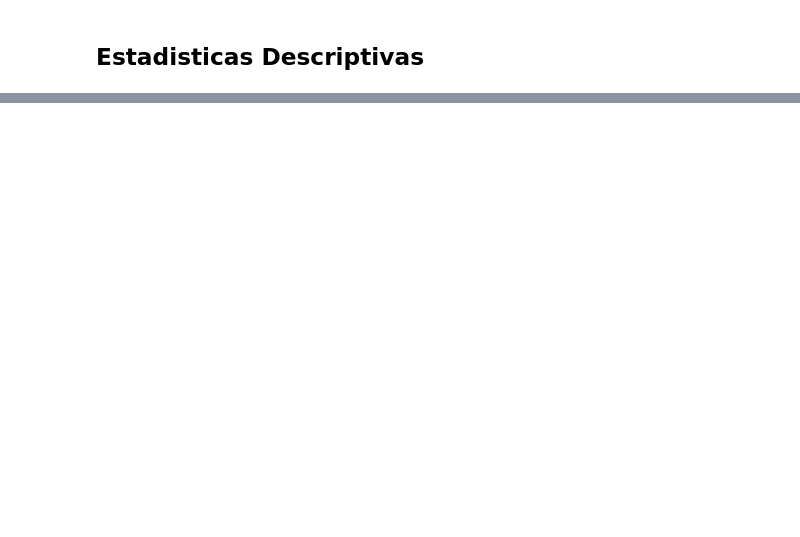
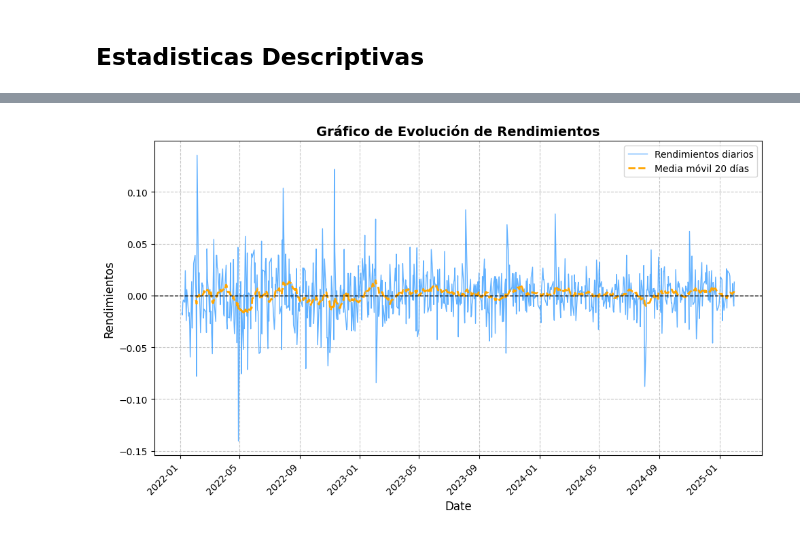
Before and after one commit to ADRIANVM117/data-science-portfolio, a Jupyter notebook: AMZN_STOCK_STATS_AND_PREDICTIVE_MODEL/AMZN_Statistical_analysis.ipynb, the cells around one changed output, grey strips where cells are left out. Cells and saved outputs as stored; diff of their text form; code cells hidden in the pictures; blank space fills up the shorter version.

```diff
--- a/AMZN_STOCK_STATS_AND_PREDICTIVE_MODEL/AMZN_Statistical_analysis.ipynb
+++ b/AMZN_STOCK_STATS_AND_PREDICTIVE_MODEL/AMZN_Statistical_analysis.ipynb
@@ -140,0 +217,38 @@ NameError: name 'df' is not defined
+# %%
+import matplotlib.pyplot as plt
+
+# Graficar los rendimientos con una línea suavizada (media móvil de 20 días)
+df['rendimientos_movil'] = df['Daily Return'].rolling(window=20).mean()
+
+plt.figure(figsize=(10, 6))  # Ajuste del tamaño para mayor claridad
+
+# Graficar los rendimientos y la media móvil
+plt.plot(df.index, df['Daily Return'], color='dodgerblue', linewidth=1, label='Rendimientos diarios', alpha=0.7)
+plt.plot(df.index, df['rendimientos_movil'], color='orange', linewidth=2, label='Media móvil 20 días', linestyle='--')
+
+# Agregar una línea horizontal en 0
+plt.axhline(0, color='black', linewidth=1, linestyle='--')
+
+# Etiquetas de los ejes
+plt.xlabel('Date', fontsize=12)
+plt.ylabel('Rendimientos', fontsize=12)
+
+# Título del gráfico
+plt.title('Gráfico de Evolución de Rendimientos', fontsize=14, fontweight='bold')
+
+# Rotar las etiquetas del eje X para mayor claridad
+plt.xticks(rotation=45, ha='right')
+
+# Establecer la cuadrícula para facilitar la lectura
+plt.grid(True, linestyle='--', alpha=0.7)
+
+# Agregar una leyenda
+plt.legend()
+
+# Ajustar el diseño para que no se corten las etiquetas
+plt.tight_layout()
+
+# Mostrar el gráfico
+plt.show()
+# %% [output]
+[figure, added]
```
Also changed, not shown: parts of 13 cells of this notebook.
